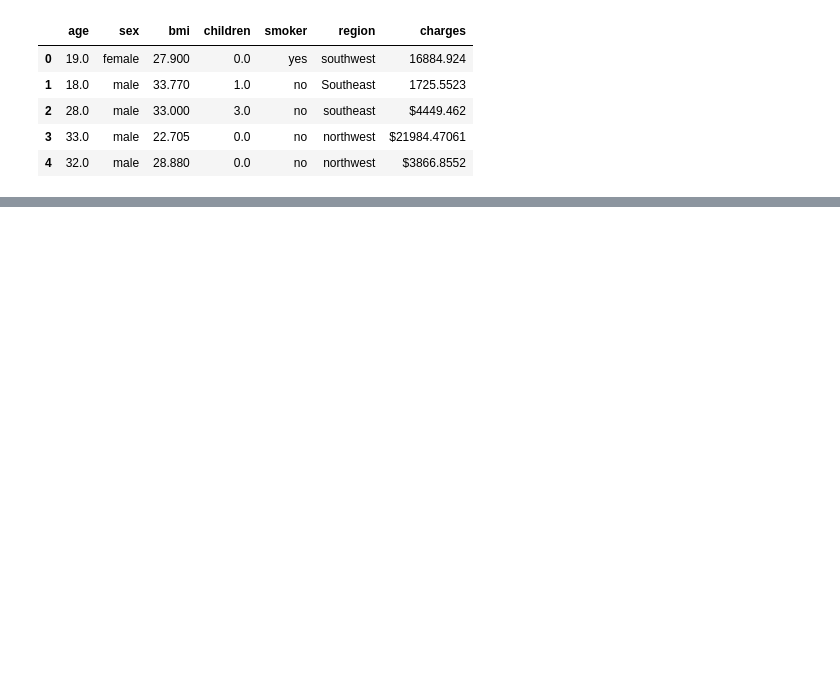
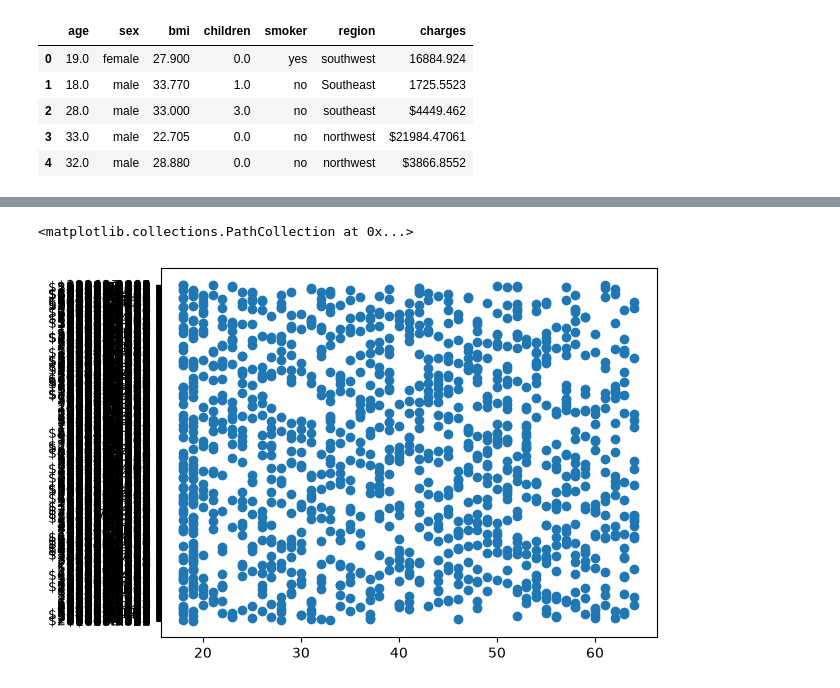
Before and after one commit to PRB18/insurance_prediction, a Jupyter notebook: insurance.ipynb, the cells around one changed output, grey strips where cells are left out. Saved outputs shown, nothing was run; the diff lists cells and outputs as text; code cells hidden in the pictures; blank space fills up the shorter version.

Commit message:
scatter plot and converting the stings to binary

```diff
--- a/insurance.ipynb
+++ b/insurance.ipynb
@@ -58,0 +59,10 @@ insurance_cleaned.sample(10)
+# %%
+#2.Create a plot of the data
+import matplotlib.pyplot as plt
+
+df = insurance_cleaned.copy()
+
+plt.scatter(df['age'],df['charges'])
+# %% [output]
+<matplotlib.collections.PathCollection at 0x...>
+[figure, added]
```
Also changed, not shown: parts of 1 cell of this notebook, 1 other file.
